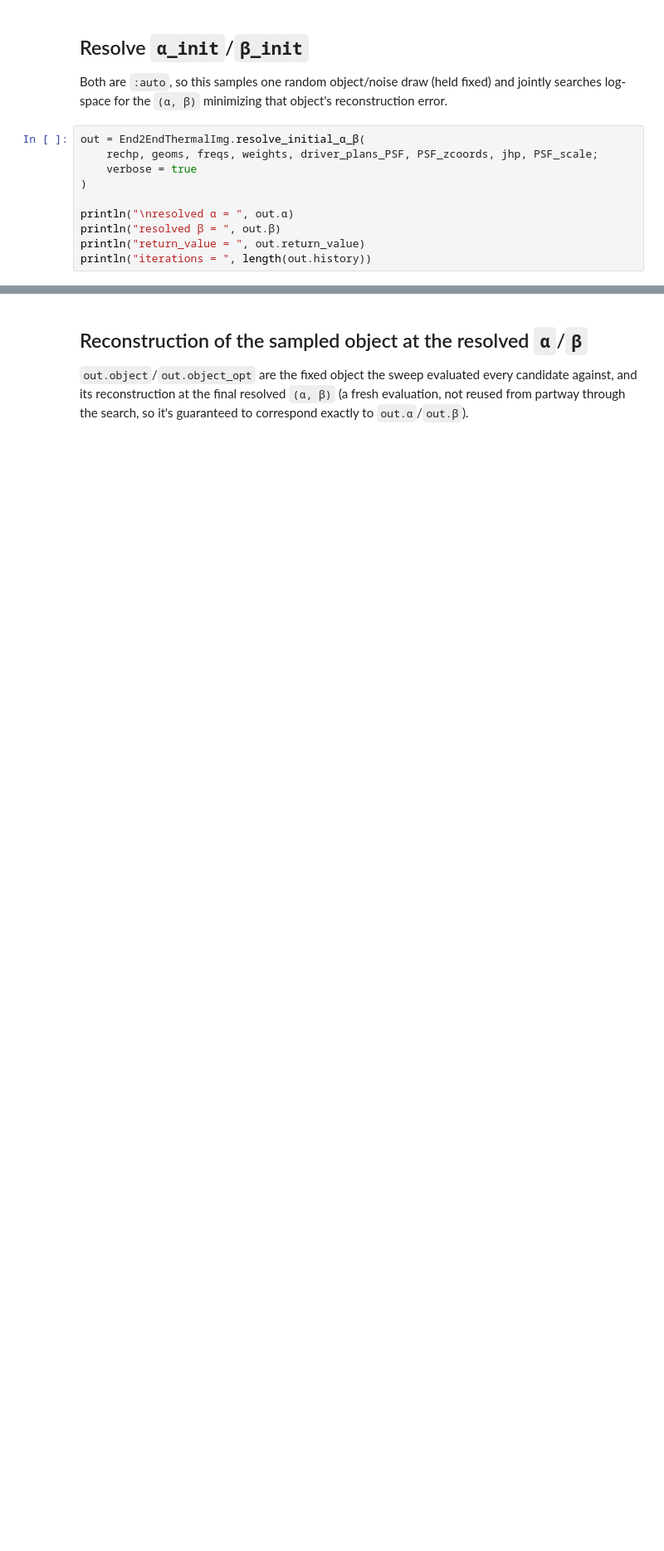
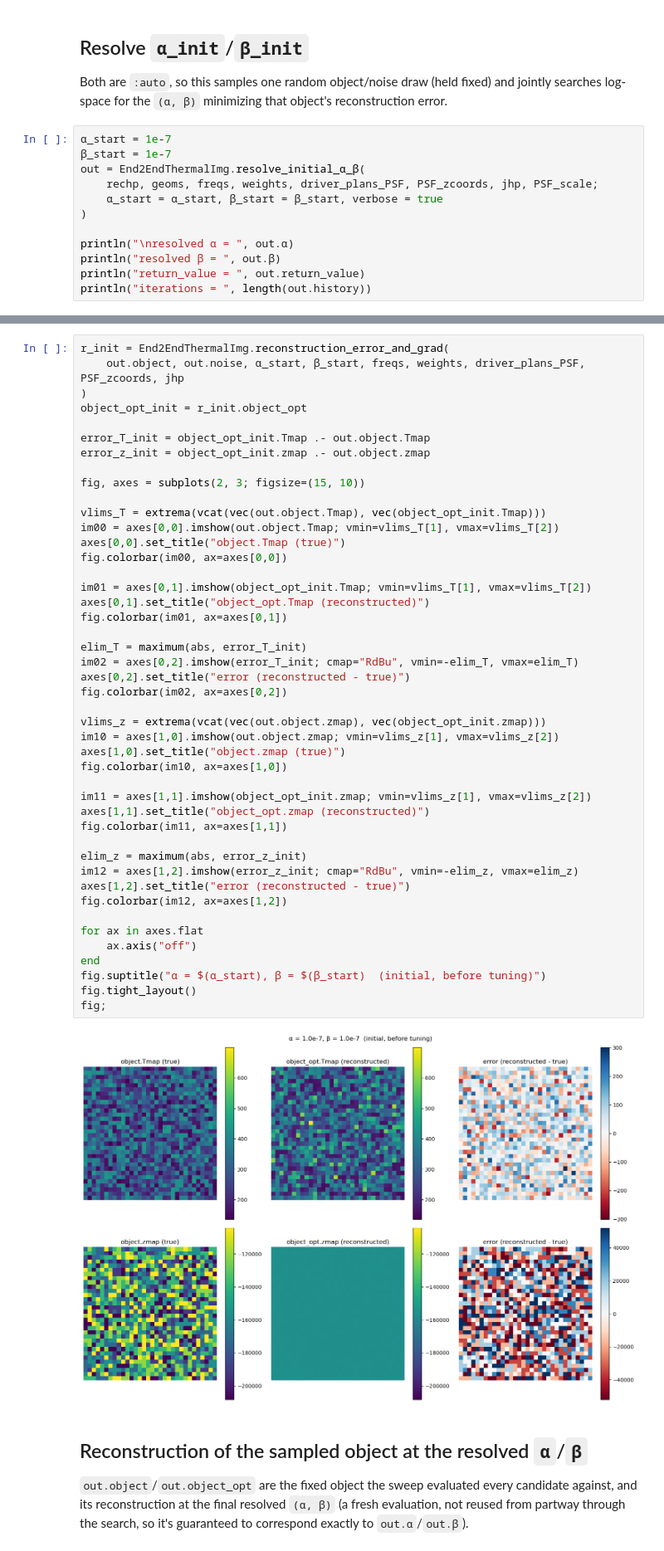
Before and after one commit to sophiefisher/End2EndThermalImg.jl, a Jupyter notebook: jupyter_notebooks/2026-10-20-tune-regularization.ipynb, the cells around one changed output, grey strips where cells are left out. Shown at 83% size. Cells and saved outputs as stored; diff of their text form; blank space fills up the shorter version.

```diff
--- a/jupyter_notebooks/2026-10-20-tune-regularization.ipynb
+++ b/jupyter_notebooks/2026-10-20-tune-regularization.ipynb
@@ -191,9 +198,11 @@ End2EndThermalImg.update_geoms_and_fftPSFs!(geoms, freqs, php, imghp, PSF_scale)
 Both are `:auto`, so this samples one random object/noise draw (held fixed) and jointly searches
 log-space for the `(α, β)` minimizing that object's reconstruction error.
 # %%
+α_start = 1e-7
+β_start = 1e-7
 out = End2EndThermalImg.resolve_initial_α_β(
     rechp, geoms, freqs, weights, driver_plans_PSF, PSF_zcoords, jhp, PSF_scale;
-    verbose = true
+    α_start = α_start, β_start = β_start, verbose = true
 )
 
 println("\nresolved α = ", out.α)
@@ -203,3 +240,50 @@ println("iterations = ", length(out.history))
+# %%
+r_init = End2EndThermalImg.reconstruction_error_and_grad(
+    out.object, out.noise, α_start, β_start, freqs, weights, driver_plans_PSF, PSF_zcoords, jhp
+)
+object_opt_init = r_init.object_opt
+
+error_T_init = object_opt_init.Tmap .- out.object.Tmap
+error_z_init = object_opt_init.zmap .- out.object.zmap
+
+fig, axes = subplots(2, 3; figsize=(15, 10))
+
+vlims_T = extrema(vcat(vec(out.object.Tmap), vec(object_opt_init.Tmap)))
+im00 = axes[0,0].imshow(out.object.Tmap; vmin=vlims_T[1], vmax=vlims_T[2])
+axes[0,0].set_title("object.Tmap (true)")
+fig.colorbar(im00, ax=axes[0,0])
+
+im01 = axes[0,1].imshow(object_opt_init.Tmap; vmin=vlims_T[1], vmax=vlims_T[2])
+axes[0,1].set_title("object_opt.Tmap (reconstructed)")
+fig.colorbar(im01, ax=axes[0,1])
+
+elim_T = maximum(abs, error_T_init)
+im02 = axes[0,2].imshow(error_T_init; cmap="RdBu", vmin=-elim_T, vmax=elim_T)
+axes[0,2].set_title("error (reconstructed - true)")
+fig.colorbar(im02, ax=axes[0,2])
+
+vlims_z = extrema(vcat(vec(out.object.zmap), vec(object_opt_init.zmap)))
+im10 = axes[1,0].imshow(out.object.zmap; vmin=vlims_z[1], vmax=vlims_z[2])
+axes[1,0].set_title("object.zmap (true)")
+fig.colorbar(im10, ax=axes[1,0])
+
+im11 = axes[1,1].imshow(object_opt_init.zmap; vmin=vlims_z[1], vmax=vlims_z[2])
+axes[1,1].set_title("object_opt.zmap (reconstructed)")
+fig.colorbar(im11, ax=axes[1,1])
+
+elim_z = maximum(abs, error_z_init)
+im12 = axes[1,2].imshow(error_z_init; cmap="RdBu", vmin=-elim_z, vmax=elim_z)
+axes[1,2].set_title("error (reconstructed - true)")
+fig.colorbar(im12, ax=axes[1,2])
+
+for ax in axes.flat
+    ax.axis("off")
+end
+fig.suptitle("α = $(α_start), β = $(β_start)  (initial, before tuning)")
+fig.tight_layout()
+fig;
+# %% [output]
+[figure, added]
 # %% [markdown]
 ## Reconstruction of the sampled object at the resolved `α`/`β`
 
```
Also changed, not shown: parts of 11 cells of this notebook.
